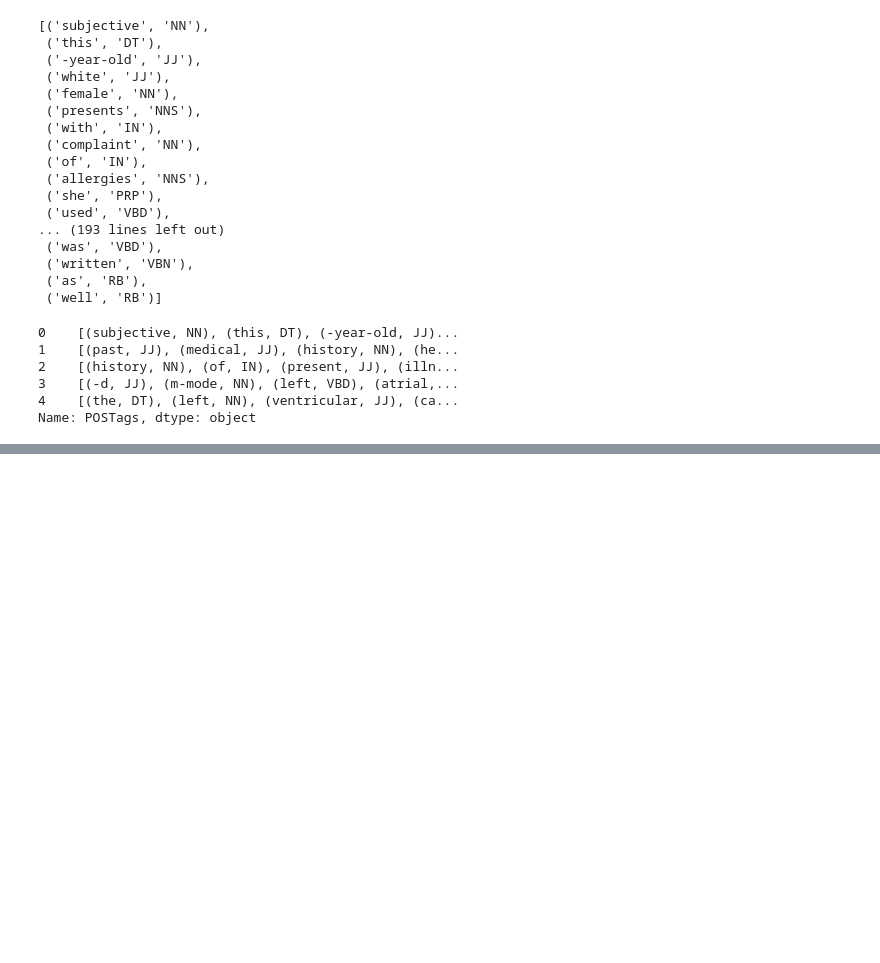
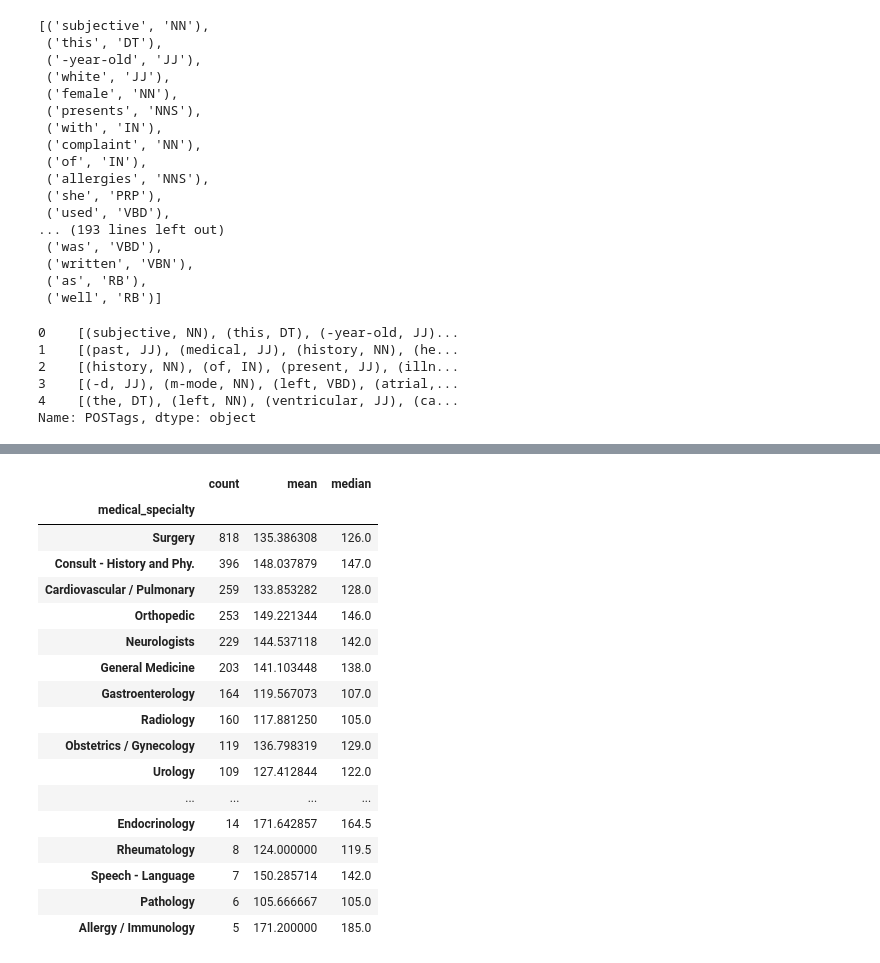
Before and after one commit to AliceSartori/NLP_AND_Clinical-Notes, a Jupyter notebook: alice/Machine_Learning_04_25.ipynb, the cells around one changed output, grey strips where cells are left out. Saved outputs shown, nothing was run; the diff lists cells and outputs as text; code cells hidden in the pictures; blank space fills up the shorter version.

```diff
--- a/alice/Machine_Learning_04_25.ipynb
+++ b/alice/Machine_Learning_04_25.ipynb
@@ -471,2 +779,21 @@ plt.savefig('Corpus view')
 # %%
-data.groupby('medical_specialty')['tokens'].agg(['count', 'mean', 'median']).sort_values(by='count',ascending = False)
+data.groupby('medical_specialty')['lemmatize_count'].agg(['count', 'mean', 'median']).sort_values(by='count',ascending = False)
+# %% [output]
+|  | count | mean | median |
+| medical_specialty |  |  |  |
+| Surgery | 818 | 135.386308 | 126.0 |
+| Consult - History and Phy. | 396 | 148.037879 | 147.0 |
+| Cardiovascular / Pulmonary | 259 | 133.853282 | 128.0 |
+| Orthopedic | 253 | 149.221344 | 146.0 |
+| Neurologists | 229 | 144.537118 | 142.0 |
+| General Medicine | 203 | 141.103448 | 138.0 |
+| Gastroenterology | 164 | 119.567073 | 107.0 |
+| Radiology | 160 | 117.881250 | 105.0 |
+| Obstetrics / Gynecology | 119 | 136.798319 | 129.0 |
+| Urology | 109 | 127.412844 | 122.0 |
+| ... | ... | ... | ... |
+| Endocrinology | 14 | 171.642857 | 164.5 |
+| Rheumatology | 8 | 124.000000 | 119.5 |
+| Speech - Language | 7 | 150.285714 | 142.0 |
+| Pathology | 6 | 105.666667 | 105.0 |
+| Allergy / Immunology | 5 | 171.200000 | 185.0 |
```
Also changed, not shown: parts of 80 cells of this notebook, 2 other files.
